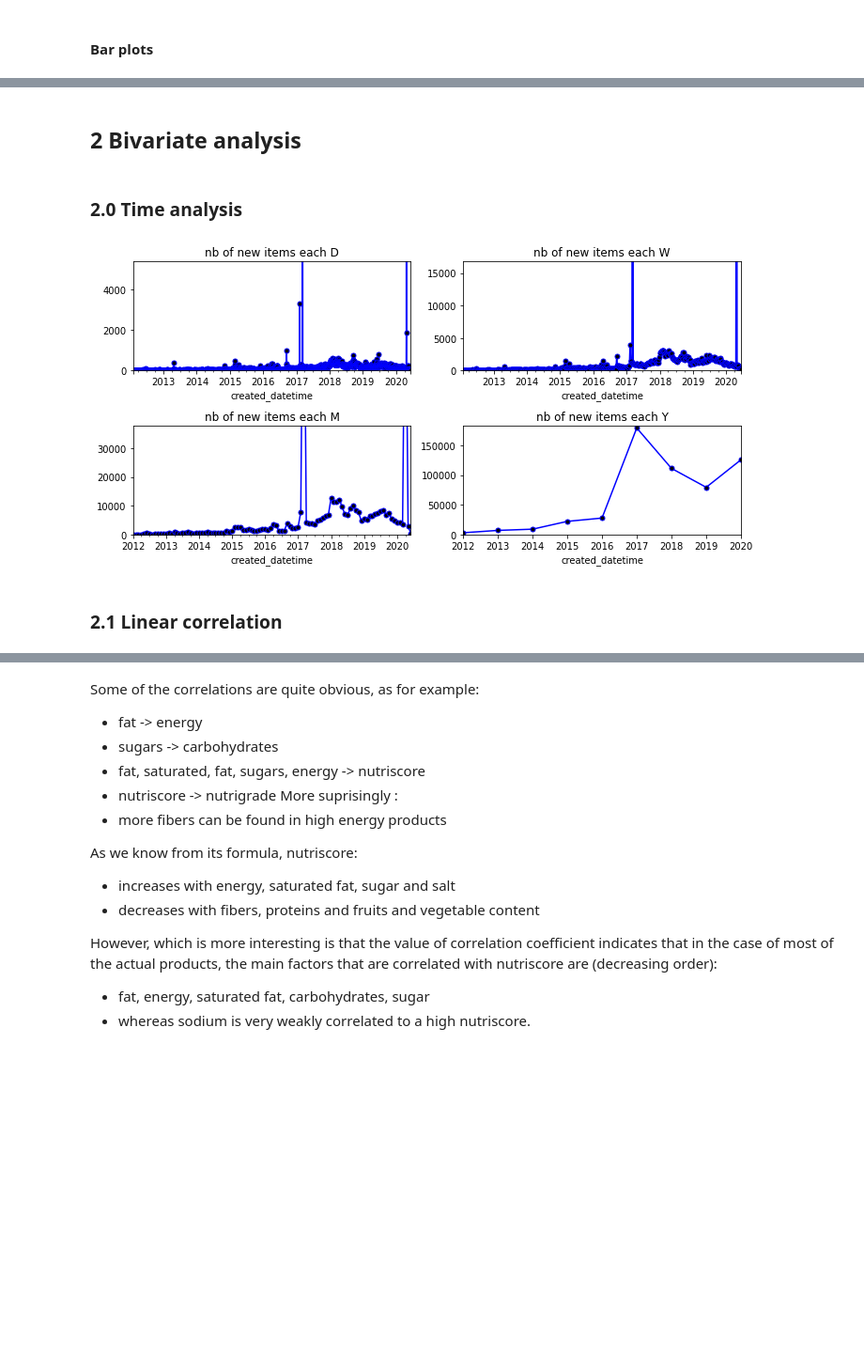
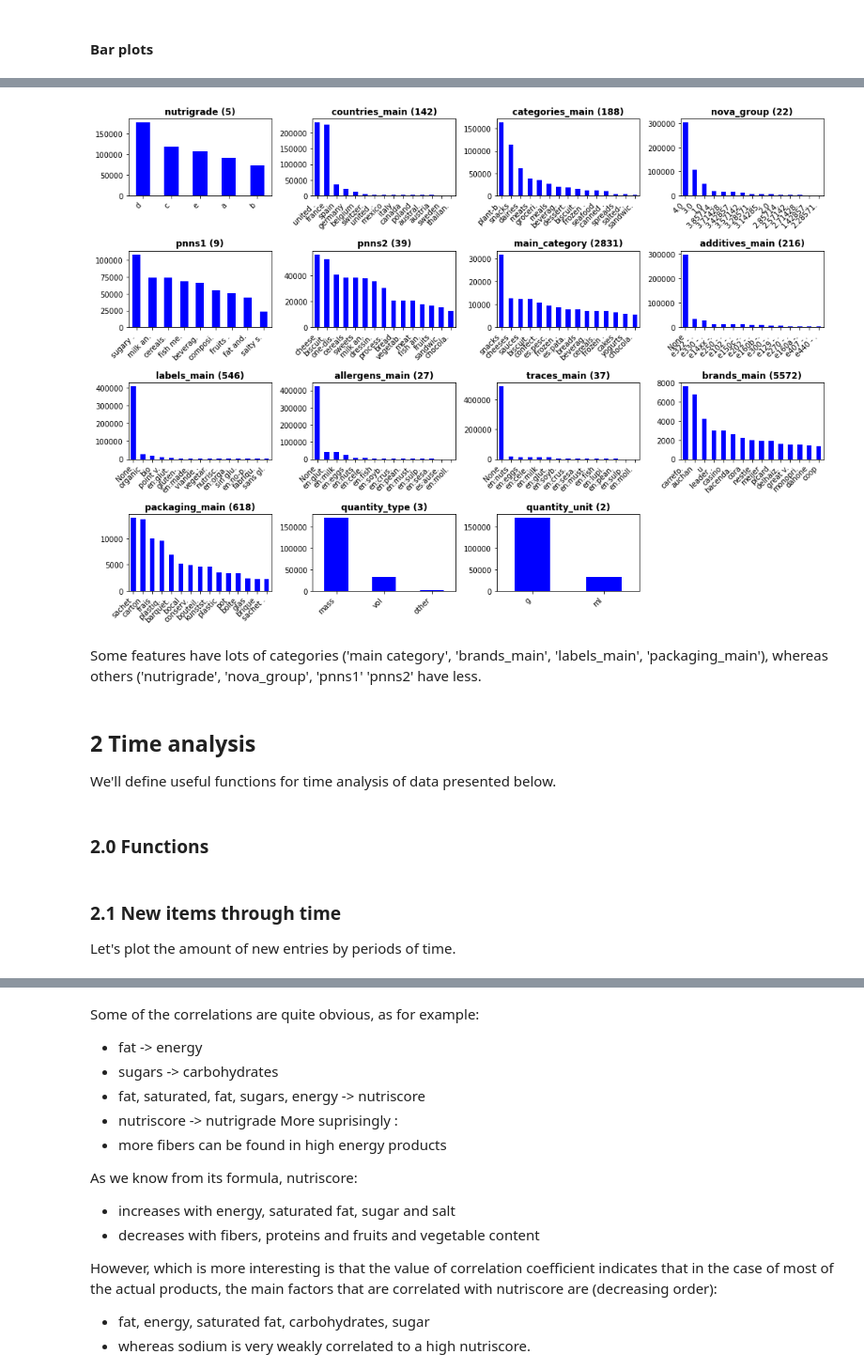
Before and after one commit to SmellyArmure/OC_DS_Project3, a Jupyter notebook: NOTEBOOKS/P3_Analysis.ipynb, the cells around one changed output, grey strips where cells are left out. Shown at 94% size. Saved outputs shown, nothing was run; the diff lists cells and outputs as text; code cells hidden in the pictures; blank space fills up the shorter version.

```diff
--- a/NOTEBOOKS/P3_Analysis.ipynb
+++ b/NOTEBOOKS/P3_Analysis.ipynb
@@ -374,20 +352,0 @@ for categories subsets
-# %%
-# pnns1
-
-pnns1_pal = sns.color_palette(palette='bright')
-
-fig = plt.figure(figsize=(18,12))
-with sns.color_palette(pnns1_pal):
-    for i, c in enumerate(boxplot_cols,1):
-        ax = fig.add_subplot(4,4,i)
-        sns.boxplot(data=df, x='pnns1', y=c, ax=ax)# order=list('abcde')
-        min = df[c].mean()-3*df[c].std()
-        max = df[c].mean()+3*df[c].std()
-        plt.ylim(min,max)
-        labels = [item.get_text() for item in ax.get_xticklabels()]
-        short_labels = [s[0:10]+'.' if len(s)>10 else s for s in labels]
-        ax.axes.set_xticklabels(short_labels)
-        plt.xticks(rotation=45, ha='right')
-plt.tight_layout()
-# plt.savefig(os.getcwd()+'/FIG/'+'A_1_2_pnns1_boxplots.png', dpi=400);
-plt.show()
@@ -423,20 +353,30 @@ with pd.option_context("display.float_format", '{:,.2f}'.format):
-# %% [markdown]
-## 2 Bivariate analysis
-# %% [markdown]
-### 2.0 Time analysis
-# %%
-# Plotting number of new items through time
-fig = plt.figure(figsize=(10,5))
-for i,per in enumerate(['D', 'W', 'M', 'Y'],1):
-    ax = fig.add_subplot(2,2,i)
-    t_ser = df.groupby(pd.Grouper(key='created_datetime', freq=per)).size()
-    t_ser.plot(ax=ax, ms=5, marker='o', mfc='k', color='b', ls='-')
-    ax.set(ylim=(0,np.mean(t_ser)+2*np.std(t_ser)))
-    ax.set_title("nb of new items each "+per)
-fig.tight_layout()
-# plt.savefig(os.getcwd()+'/FIG/'+'A_2_0_new_items_thr_time.png', dpi=400);
-plt.show()
-# %% [output]
-[figure, removed]
-# %% [markdown]
-### 2.1 Linear correlation
+# %%
+# Plotting bar plots of the main categorical columns
+
+fig = plt.figure(figsize=(14,10))
+for i, c in enumerate(qual_cols,1):
+    ax = fig.add_subplot(4,4,i)
+    ser = df[c].value_counts()
+    n_cat = ser.shape[0]
+    if n_cat>15:
+        ser[0:15].plot.bar(color='b',ax=ax)
+    else:
+        ser.plot.bar(color='b',ax=ax)
+    ax.set_title(c+f' ({n_cat})', fontweight='bold')
+    labels = [item.get_text() for item in ax.get_xticklabels()]
+    short_labels = [s[0:7]+'.' if len(s)>7 else s for s in labels]
+    ax.axes.set_xticklabels(short_labels)
+    plt.xticks(rotation=45, ha='right')
+plt.tight_layout()
+# plt.savefig(os.getcwd()+'/FIG/'+'A_1_2_bar_plots.png', dpi=400);
+plt.show()
+# %% [output]
+[figure, added]
+# %% [markdown]
+Some features have lots of categories ('main category', 'brands_main', 'labels_main', 'packaging_main'), whereas others ('nutrigrade', 'nova_group', 'pnns1' 'pnns2' have less.
+# %% [markdown]
+## 2 Time analysis
+
+We'll define useful functions for time analysis of data presented below.
+# %% [markdown]
+### 2.0 Functions
@@ -442,0 +464,3 @@ plt.show()
+# %% [markdown]
+### 2.1 New items through time
+Let's plot the amount of new entries by periods of time.
```
Also changed, not shown: parts of 112 cells of this notebook, 35 other files.
